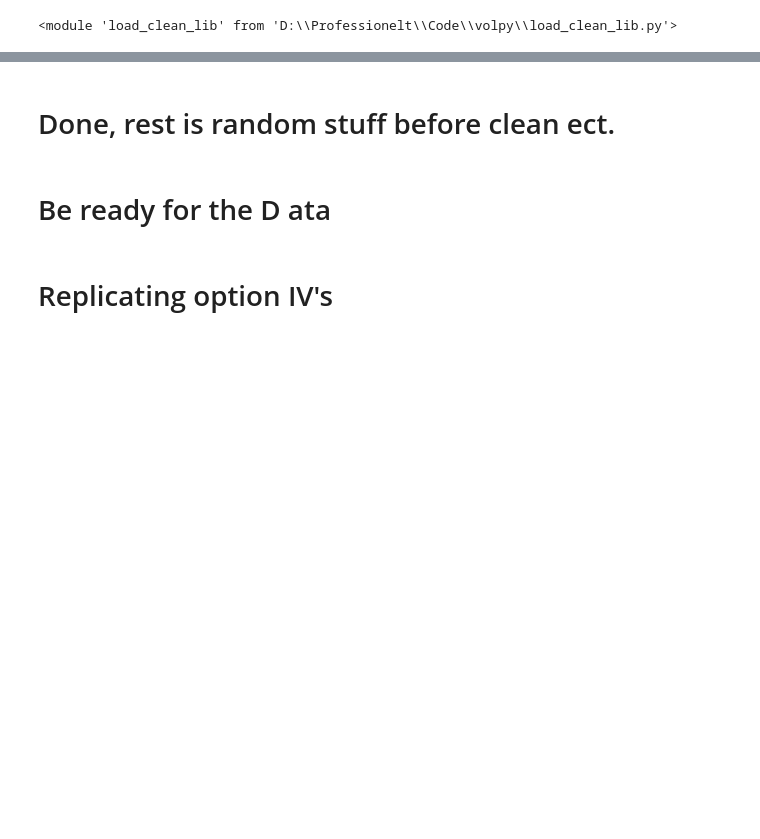
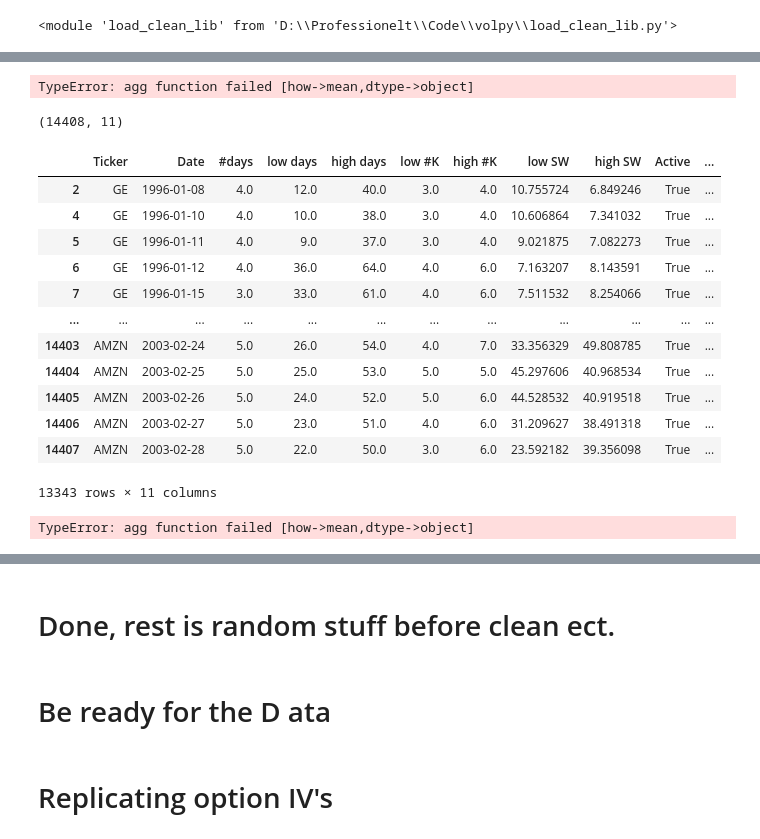
Before and after one commit to MadsHebsgaard/volpy, a Jupyter notebook: main.ipynb, the cells around one changed output, grey strips where cells are left out. Saved outputs shown, nothing was run; the diff lists cells and outputs as text; code cells hidden in the pictures; blank space fills up the shorter version.

```diff
--- a/main.ipynb
+++ b/main.ipynb
@@ -106,0 +98,3 @@ summary_dly_df
+# %%
+summary_dly_df = pd.read_csv("data/summary_dly_df.csv")
+od_rdy = pd.read_csv("data/od_rdy.csv")
@@ -106,0 +123,9 @@ summary_dly_df
+# %%
+T = 30
+t = 0
+T1 = summary_dly_df["low days"]
+T2 = summary_dly_df["high days"]
+SW1 = summary_dly_df["low SW"]
+SW2 = summary_dly_df["high SW"]
+
+summary_dly_df["SW"] = (1/(T-t)) * (SW1 * (T1-t) * (T2-T) + SW2 * (T2 - t) * (T - T1)) / (T2 - T1)
@@ -106,0 +191,29 @@ summary_dly_df
+# %%
+avg_by_ticker = summary_dly_df[~summary_dly_df["low SW"].isna()].groupby("Ticker").mean()
+# %% [output]
+TypeError: agg function failed [how->mean,dtype->object]
+# %%
+summary_dly_df.shape
+# %% [output]
+(14408, 11)
+# %%
+summary_dly_df[~summary_dly_df["low SW"].isna()]
+# %% [output]
+|  | Ticker | Date | #days | low days | high days | low #K | high #K | low SW | high SW | Active | ... |
+| 2 | GE | 1996-01-08 | 4.0 | 12.0 | 40.0 | 3.0 | 4.0 | 10.755724 | 6.849246 | True | ... |
+| 4 | GE | 1996-01-10 | 4.0 | 10.0 | 38.0 | 3.0 | 4.0 | 10.606864 | 7.341032 | True | ... |
+| 5 | GE | 1996-01-11 | 4.0 | 9.0 | 37.0 | 3.0 | 4.0 | 9.021875 | 7.082273 | True | ... |
+| 6 | GE | 1996-01-12 | 4.0 | 36.0 | 64.0 | 4.0 | 6.0 | 7.163207 | 8.143591 | True | ... |
+| 7 | GE | 1996-01-15 | 3.0 | 33.0 | 61.0 | 4.0 | 6.0 | 7.511532 | 8.254066 | True | ... |
+| ... | ... | ... | ... | ... | ... | ... | ... | ... | ... | ... | ... |
+| 14403 | AMZN | 2003-02-24 | 5.0 | 26.0 | 54.0 | 4.0 | 7.0 | 33.356329 | 49.808785 | True | ... |
+| 14404 | AMZN | 2003-02-25 | 5.0 | 25.0 | 53.0 | 5.0 | 5.0 | 45.297606 | 40.968534 | True | ... |
+| 14405 | AMZN | 2003-02-26 | 5.0 | 24.0 | 52.0 | 5.0 | 6.0 | 44.528532 | 40.919518 | True | ... |
+| 14406 | AMZN | 2003-02-27 | 5.0 | 23.0 | 51.0 | 4.0 | 6.0 | 31.209627 | 38.491318 | True | ... |
+| 14407 | AMZN | 2003-02-28 | 5.0 | 22.0 | 50.0 | 3.0 | 6.0 | 23.592182 | 39.356098 | True | ... |
+13343 rows × 11 columns
+# %%
+avg_by_ticker = summary_dly_df[~summary_dly_df["low SW"].isna()].groupby("Ticker").mean()
+print(avg_by_ticker)
+# %% [output]
+TypeError: agg function failed [how->mean,dtype->object]
```
Also changed, not shown: parts of 26 cells of this notebook, 1 other file.
